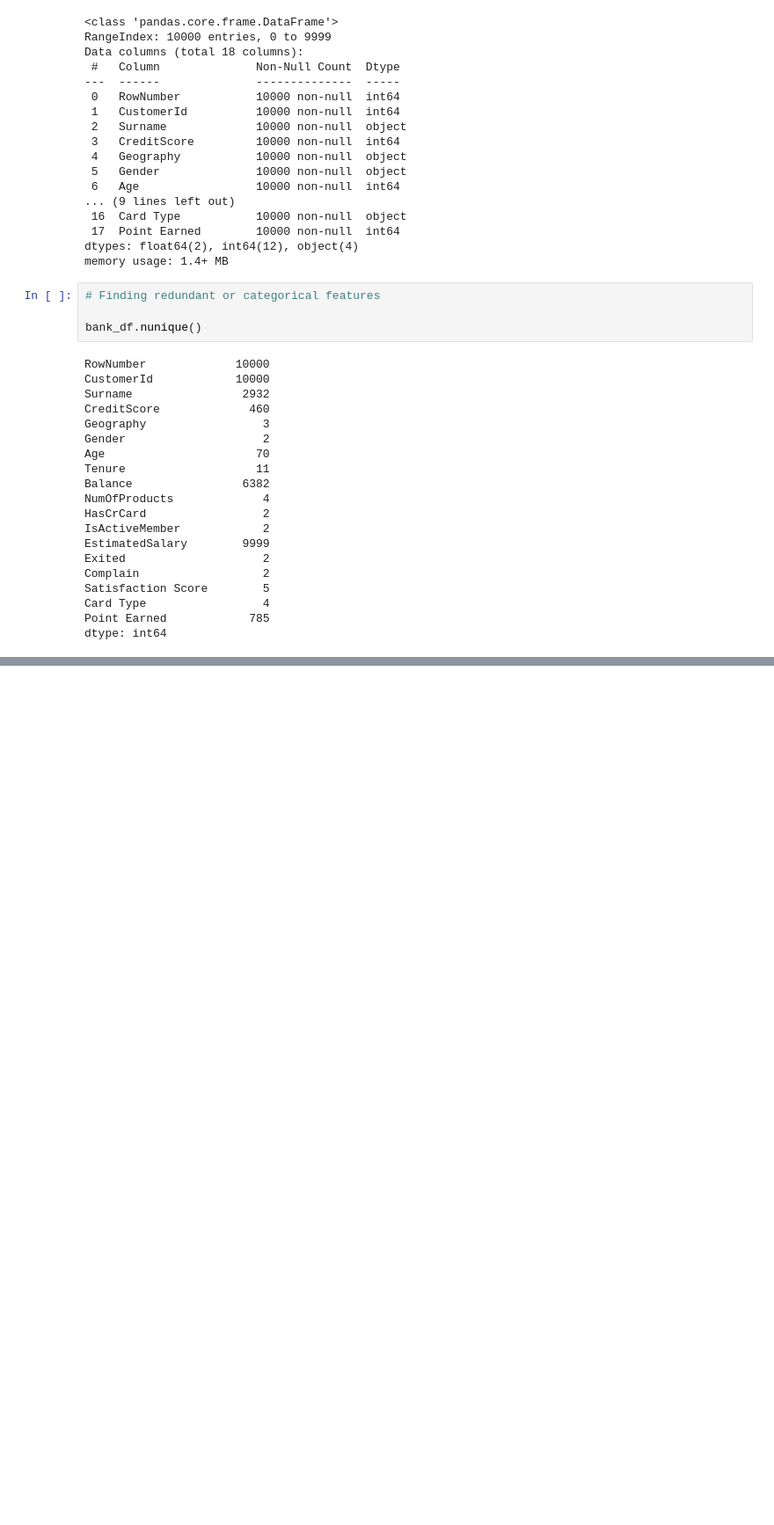
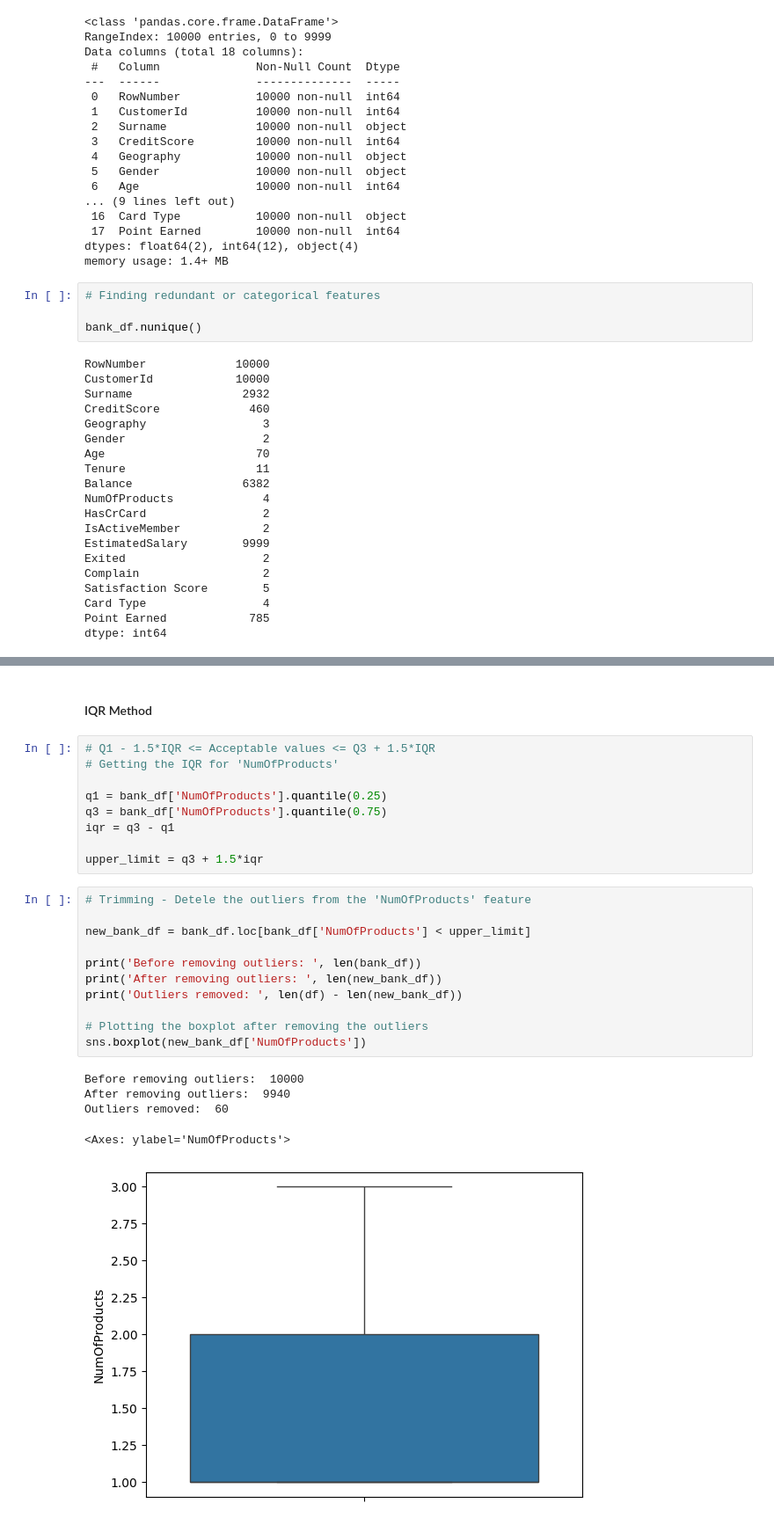
Before and after one commit to lucasanches/eda-bank-customer-churn, a Jupyter notebook: exploratory_analysis.ipynb, the cells around one changed output, grey strips where cells are left out. Shown: that part at 88% size. Cells and saved outputs as stored; diff of their text form; blank space fills up the shorter version.

```diff
--- a/exploratory_analysis.ipynb
+++ b/exploratory_analysis.ipynb
@@ -147,0 +203,28 @@ df.describe(include=[np.number])
+# %% [markdown]
+#### IQR Method
+# %%
+# Q1 - 1.5*IQR <= Acceptable values <= Q3 + 1.5*IQR
+# Getting the IQR for 'NumOfProducts'
+
+q1 = bank_df['NumOfProducts'].quantile(0.25)
+q3 = bank_df['NumOfProducts'].quantile(0.75)
+iqr = q3 - q1
+
+upper_limit = q3 + 1.5*iqr
+# %%
+# Trimming - Detele the outliers from the 'NumOfProducts' feature
+
+new_bank_df = bank_df.loc[bank_df['NumOfProducts'] < upper_limit]
+
+print('Before removing outliers: ', len(bank_df))
+print('After removing outliers: ', len(new_bank_df))
+print('Outliers removed: ', len(df) - len(new_bank_df))
+
+# Plotting the boxplot after removing the outliers
+sns.boxplot(new_bank_df['NumOfProducts'])
+# %% [output]
+Before removing outliers:  10000
+After removing outliers:  9940
+Outliers removed:  60
+<Axes: ylabel='NumOfProducts'>
+[figure, added]
```
Also changed, not shown: parts of 13 cells of this notebook.
